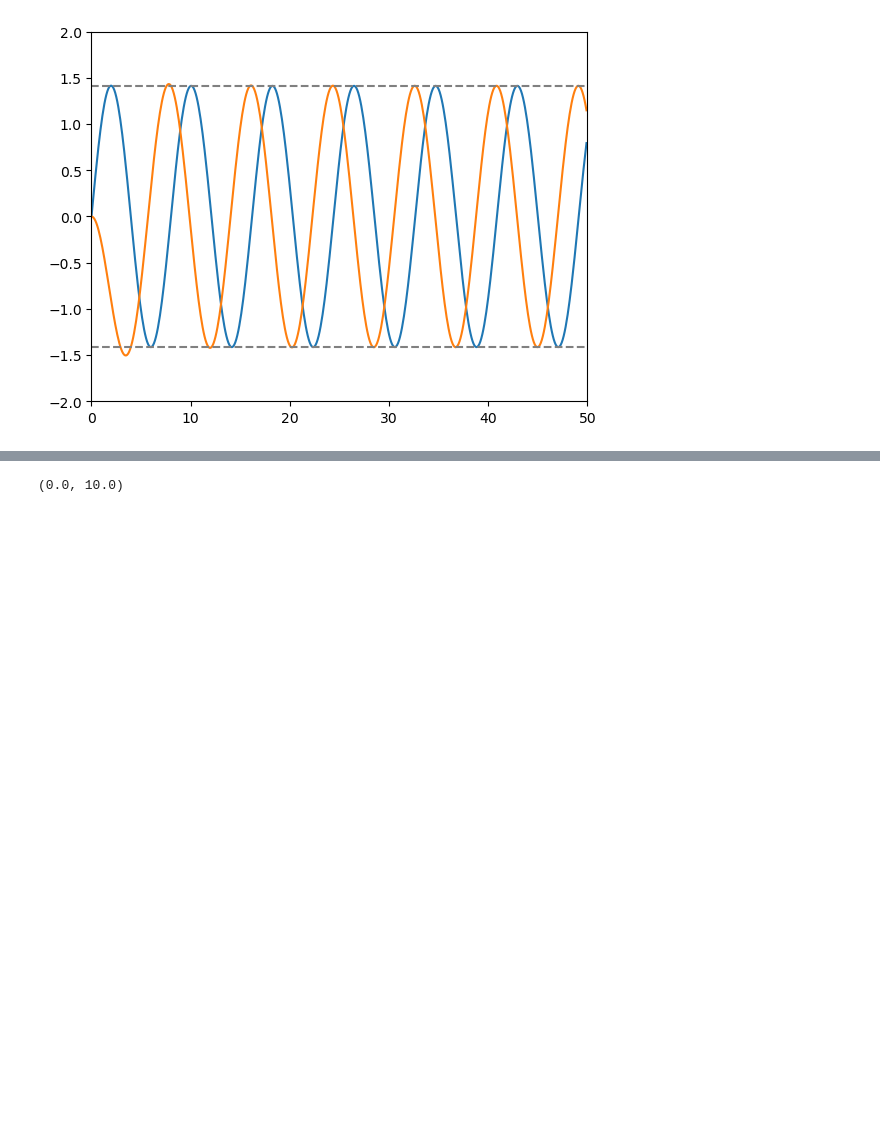
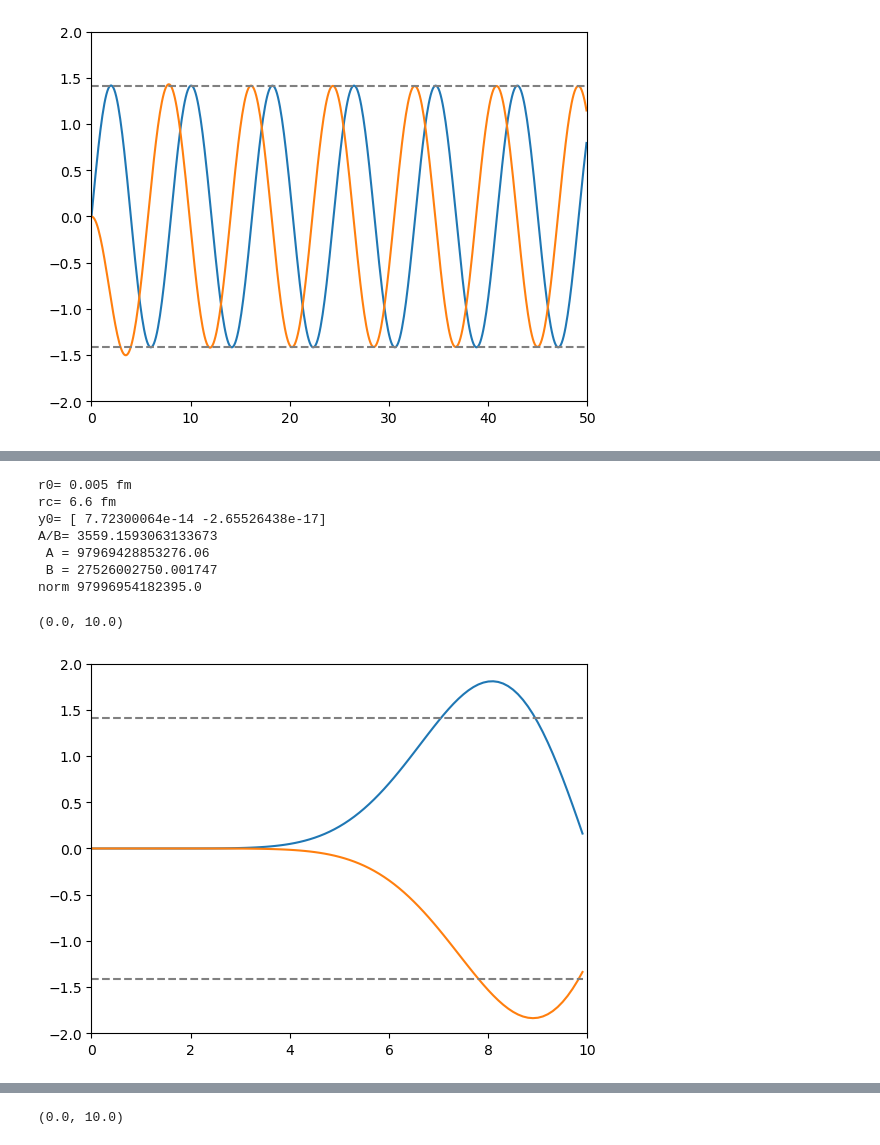
Before and after one commit to Partynumbers42/phasr, a Jupyter notebook: TemporaryTesting.ipynb, the cells around one changed output, grey strips where cells are left out. Drawn from its saved outputs; the diff is of its cells as text; code cells hidden in the pictures; blank space fills up the shorter version.

```diff
--- a/TemporaryTesting.ipynb
+++ b/TemporaryTesting.ipynb
@@ -1114,0 +1205,20 @@ plt.xlim(0,50)
+# %%
+cont1 = phr.continuumstates(Al,kappa=-9,energy=250,lepton_mass=0,method='DOP853',rtol=1e-9,atol=1e-12)
+cont1.solve_IVP()
+r=np.arange(0,10,0.1)
+plt.plot(r,cont1.wavefct_g(r))
+plt.plot(r,cont1.wavefct_f(r))
+plt.plot(r,r*0+np.sqrt(2),color='gray',linestyle='--')
+plt.plot(r,r*0-np.sqrt(2),color='gray',linestyle='--')
+plt.ylim(-2,2)
+plt.xlim(0,10)
+# %% [output]
+r0= 0.005 fm
+rc= 6.6 fm
+y0= [ 7.72300064e-14 -2.65526438e-17]
+A/B= 3559.1593063133673
+ A = 97969428853276.06
+ B = 27526002750.001747
+norm 97996954182395.0
+(0.0, 10.0)
+[figure, added]
```
Also changed, not shown: parts of 47 cells of this notebook, 3 other files.
